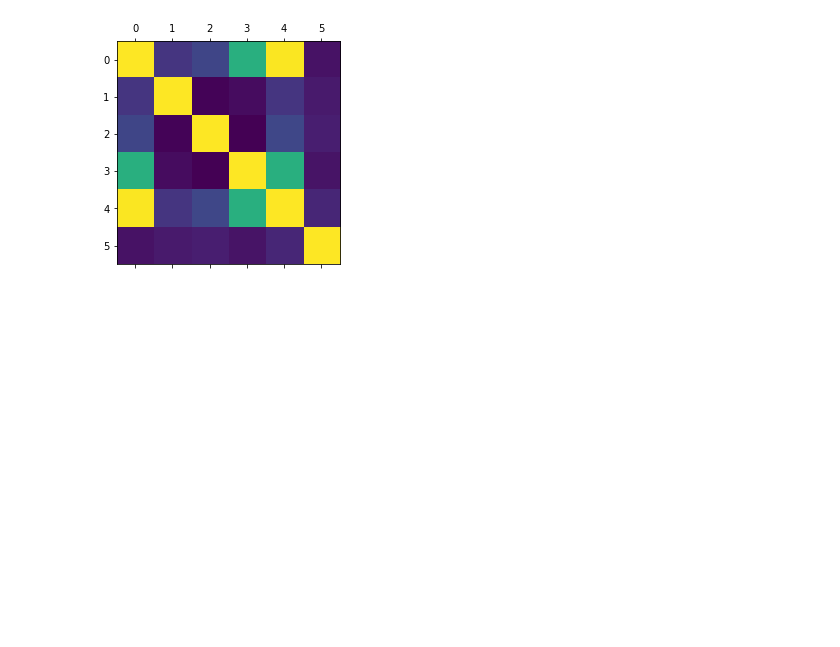
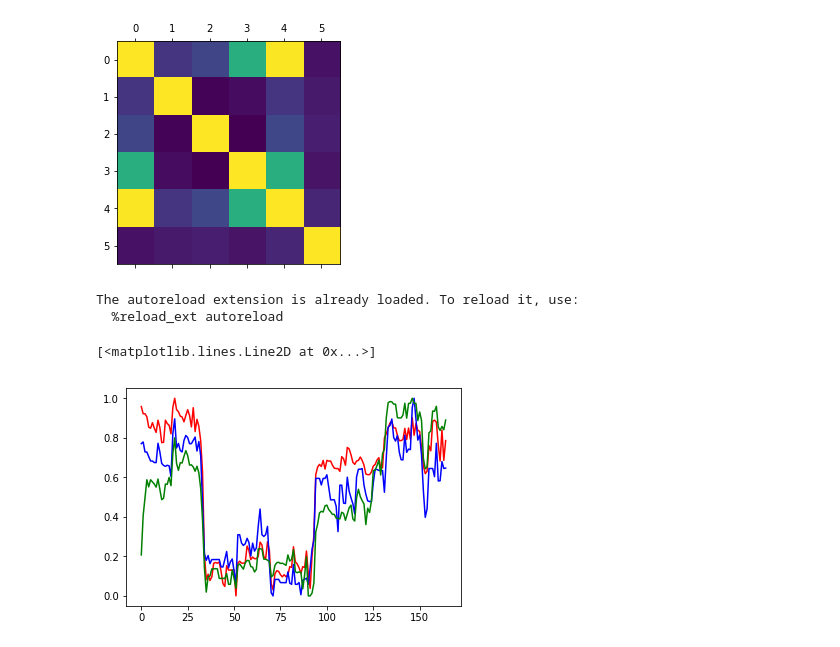
Before and after one commit to scristofari/bitcoin-challenge, a Jupyter notebook: BitCoin Challenge.ipynb, the cells around one changed output. Drawn from its saved outputs; the diff is of its cells as text; code cells hidden in the pictures; blank space fills up the shorter version.

```diff
--- a/BitCoin Challenge.ipynb
+++ b/BitCoin Challenge.ipynb
@@ -83,3 +83,40 @@ model.fit(X, Y, nb_epoch=10, batch_size=10, verbose=0)
 # evaluate the model
 scores = model.evaluate(X, Y)
 print("%s: %.2f%%" % (model.metrics_names[1], scores[1]*100))
+# %%
+%matplotlib inline
+%load_ext autoreload
+%autoreload 2
+
+import matplotlib.pyplot as plt
+from bitcoin.gdax_client import GdaxClient
+import pandas as pd
+from sklearn.preprocessing import MinMaxScaler
+
+gc = GdaxClient()
+rates_btc = gc.get_product_historic_rates(product_id='BTC-EUR', granularity=300)
+df_btc = pd.DataFrame(data=rates_btc)
+rates_ether = gc.get_product_historic_rates(product_id='ETH-EUR', granularity=300)
+df_ether = pd.DataFrame(data=rates_ether)
+rates_ltc = gc.get_product_historic_rates(product_id='LTC-EUR', granularity=300)
+df_ltc = pd.DataFrame(data=rates_ltc)
+rates_bch = gc.get_product_historic_rates(product_id='BCH-EUR', granularity=300)
+df_bch = pd.DataFrame(data=rates_bch)
+
+
+
+sc = MinMaxScaler(feature_range=(0, 1))
+bch = sc.fit_transform(df_bch[1].values.reshape(-1, 1))
+ether = sc.fit_transform(df_ether[-df_bch[1].count():][1].values.reshape(-1, 1))
+btc = sc.fit_transform(df_btc[-df_bch[1].count():][1].values.reshape(-1, 1))
+ltc = sc.fit_transform(df_ltc[-df_bch[1].count():][1].values.reshape(-1, 1))
+
+plt.plot(btc, 'r')
+plt.plot(ether, 'b')
+plt.plot(ltc, 'g')
+#plt.plot(bch, 'y')
+# %% [output]
+The autoreload extension is already loaded. To reload it, use:
+  %reload_ext autoreload
+[<matplotlib.lines.Line2D at 0x...>]
+[figure, added]
```
Also changed, not shown: 1 other file.
